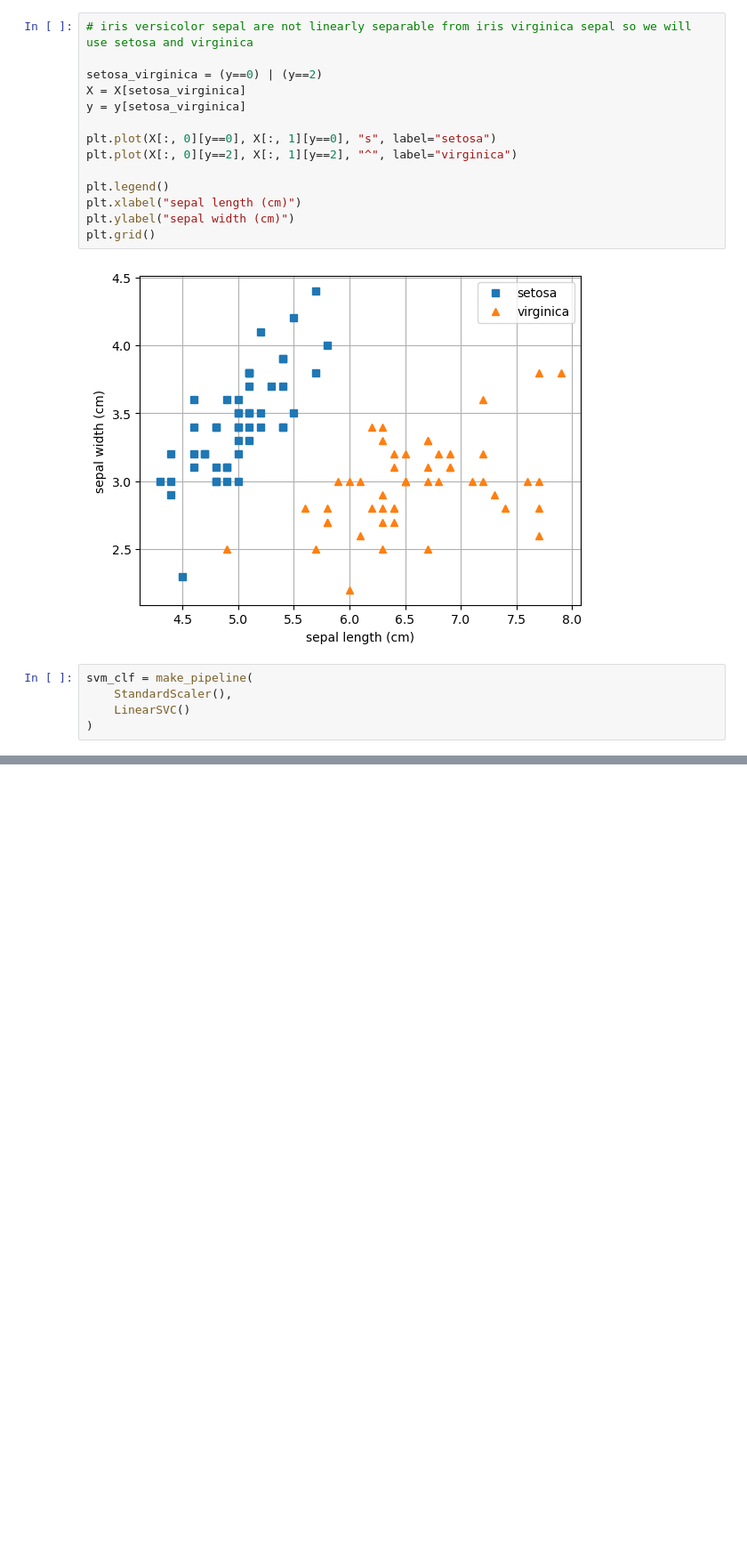
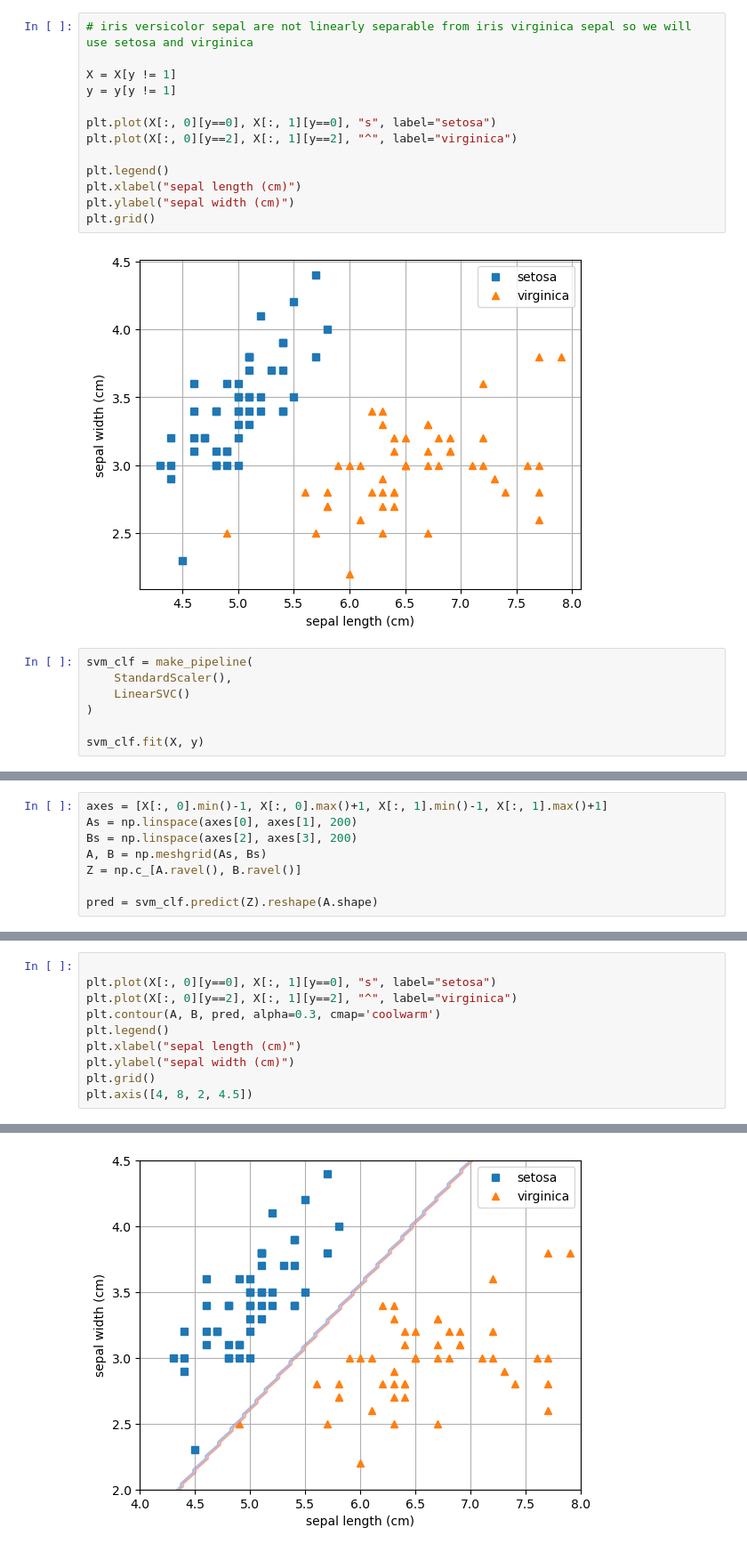
Before and after one commit to w-alkao/ml, a Jupyter notebook: Linearly_separable_dataset.ipynb, the cells around one changed output, grey strips where cells are left out. Shown at 89% size. Saved outputs shown, nothing was run; the diff lists cells and outputs as text; blank space fills up the shorter version.

```diff
--- a/Linearly_separable_dataset.ipynb
+++ b/Linearly_separable_dataset.ipynb
@@ -42,9 +43,8 @@ plt.grid()
 # %%
 # iris versicolor sepal are not linearly separable from iris virginica sepal so we will use setosa and virginica
 
-setosa_virginica = (y==0) | (y==2)
-X = X[setosa_virginica]
-y = y[setosa_virginica]
+X = X[y != 1]
+y = y[y != 1]
 
 plt.plot(X[:, 0][y==0], X[:, 1][y==0], "s", label="setosa")
 plt.plot(X[:, 0][y==2], X[:, 1][y==2], "^", label="virginica")
@@ -60,4 +60,6 @@ svm_clf = make_pipeline(
     StandardScaler(),
     LinearSVC()
 )
+
+svm_clf.fit(X, y)
 # %% [output]
@@ -67,0 +68,8 @@ AttributeError: 'LinearSVC' object has no attribute 'support_vectors_'
+# %%
+axes = [X[:, 0].min()-1, X[:, 0].max()+1, X[:, 1].min()-1, X[:, 1].max()+1]
+As = np.linspace(axes[0], axes[1], 200)
+Bs = np.linspace(axes[2], axes[3], 200)
+A, B = np.meshgrid(As, Bs)
+Z = np.c_[A.ravel(), B.ravel()]
+
+pred = svm_clf.predict(Z).reshape(A.shape)
@@ -67,0 +80,11 @@ AttributeError: 'LinearSVC' object has no attribute 'support_vectors_'
+# %%
+
+plt.plot(X[:, 0][y==0], X[:, 1][y==0], "s", label="setosa")
+plt.plot(X[:, 0][y==2], X[:, 1][y==2], "^", label="virginica")
+plt.contour(A, B, pred, alpha=0.3, cmap='coolwarm')
+plt.legend()
+plt.xlabel("sepal length (cm)")
+plt.ylabel("sepal width (cm)")
+plt.grid()
+plt.axis([4, 8, 2, 4.5])
+# %% [output]
@@ -67,0 +92 @@ AttributeError: 'LinearSVC' object has no attribute 'support_vectors_'
+[figure, added]
```
Also changed, not shown: parts of 9 cells of this notebook.
